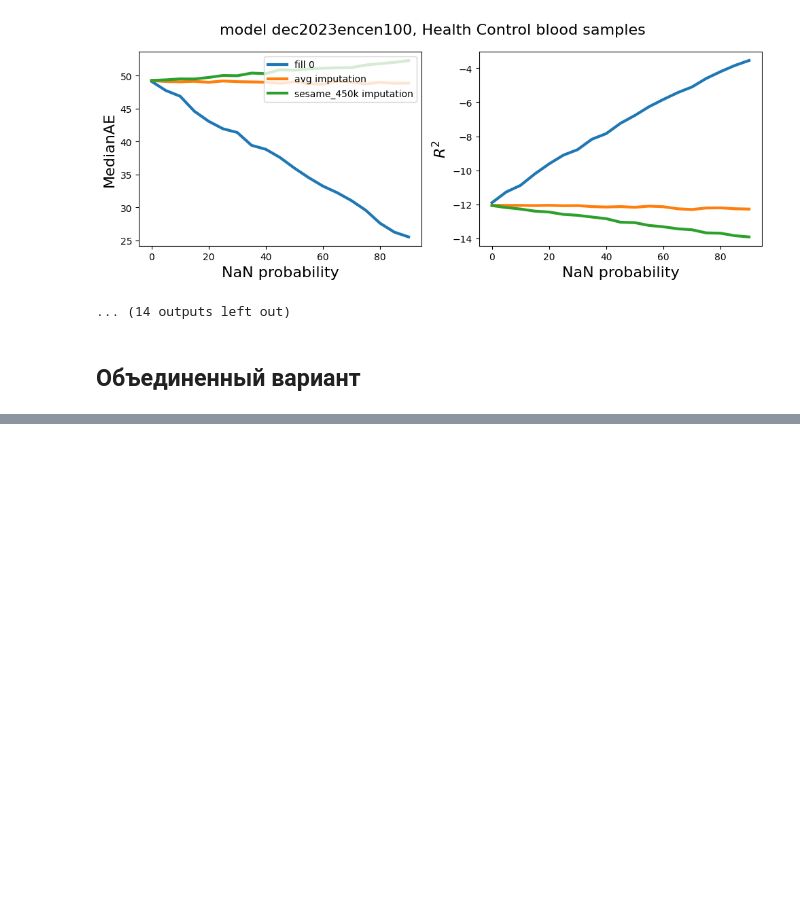
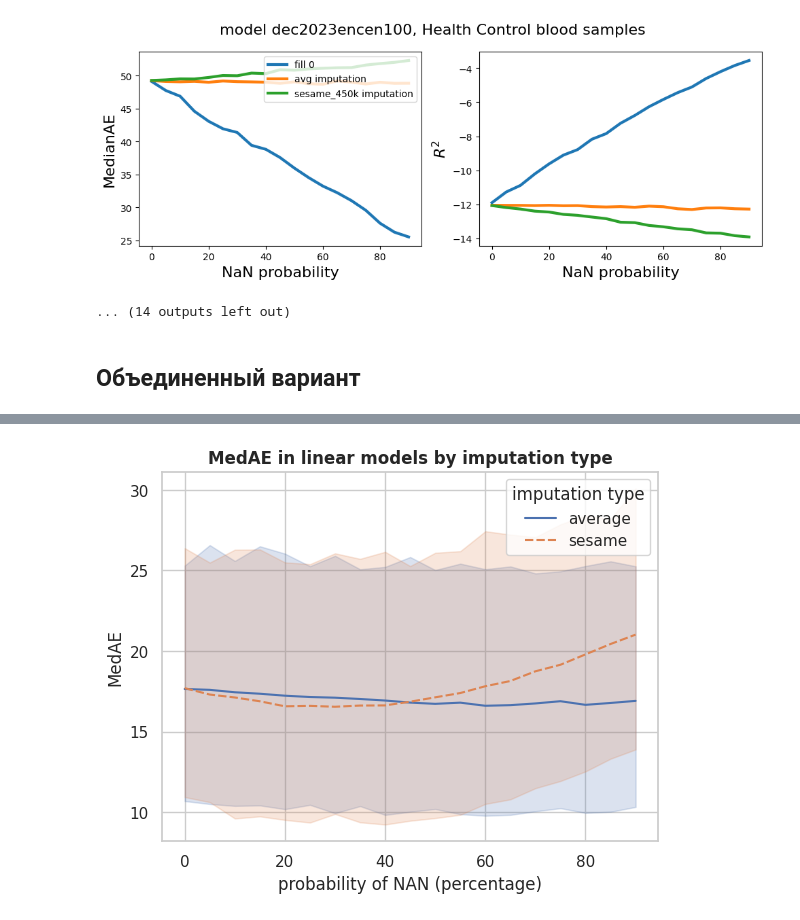
Before and after one commit to ComputationalAgingLab/ComputAge, a Jupyter notebook: imputation_linmodels.ipynb, the cells around one changed output, grey strips where cells are left out. Drawn from its saved outputs; the diff is of its cells as text; code cells hidden in the pictures; blank space fills up the shorter version.

```diff
--- a/imputation_linmodels.ipynb
+++ b/imputation_linmodels.ipynb
@@ -327,0 +458,3 @@ table_mae0 = pd.concat(mae_0_list, )
+# %%
+dfm_mae_no0 = dfm_mae_all[dfm_mae_all['imputation type']!='MedAE, fill 0']
+dfm_mae_no0
@@ -327,0 +497,20 @@ table_mae0 = pd.concat(mae_0_list, )
+# %%
+sns.set_theme(style="whitegrid")
+ax = sns.lineplot(data=dfm_mae_no0, y='MedAE', x = 'prob100', hue='imputation type' , style='imputation type')
+
+    # ax[0].set_xlabel('NaN probability', fontsize=16)
+    # ax[1].set_xlabel('NaN probability', fontsize=16)
+    # ax[0].set_ylabel('MedianAE', fontsize=16)
+    # ax[1].set_ylabel('$R^2$', fontsize=16)
+    # ax[0].legend(fontsize=10, loc='upper right')
+    # #ax[1].set_ylim([-0.5, 1.0])
+    # plt.tight_layout()
+
+ax.set_ylabel('MedAE')
+ax.set_xlabel('probability of NAN (percentage)')
+ax.set_title('MedAE in linear models by imputation type', weight='bold')
+
+plt.savefig(f'figures/medae_impfig0.png')
+plt.show()
+# %% [output]
+[figure, added]
```
Also changed, not shown: parts of 17 cells of this notebook, 10 other files.
